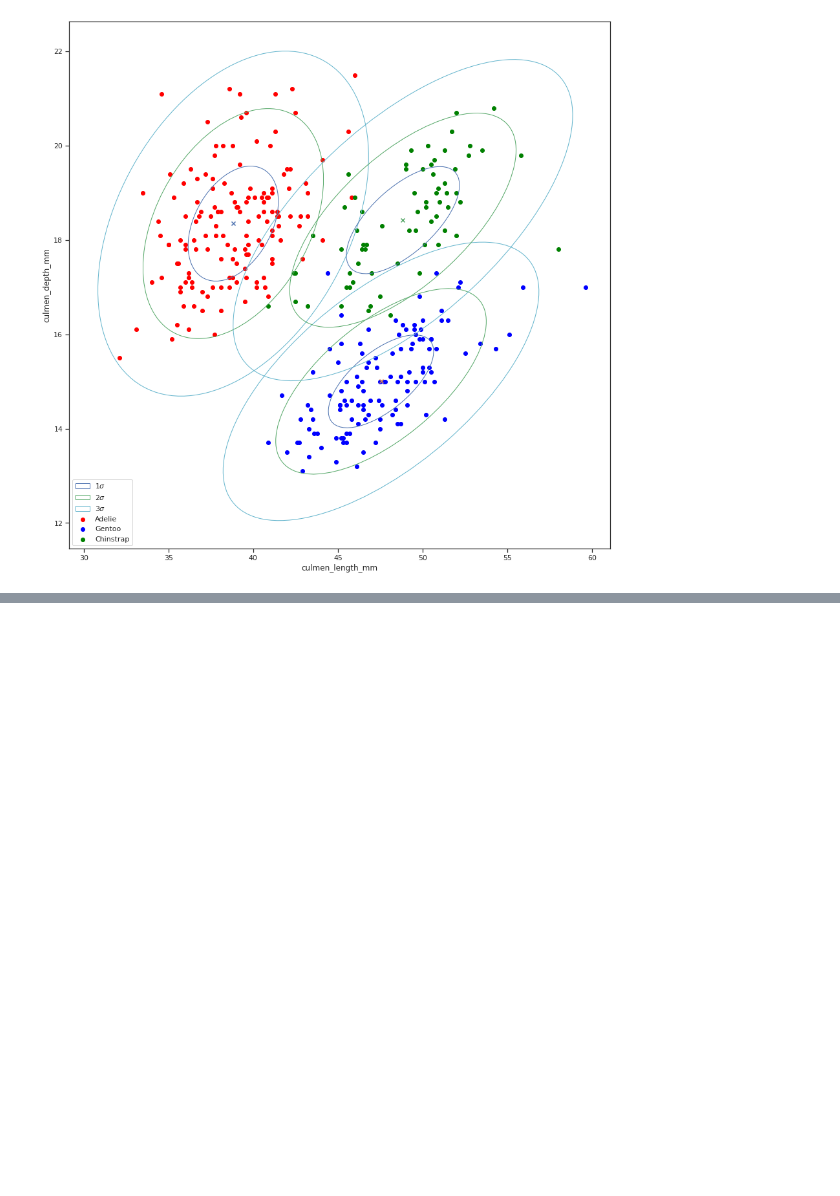
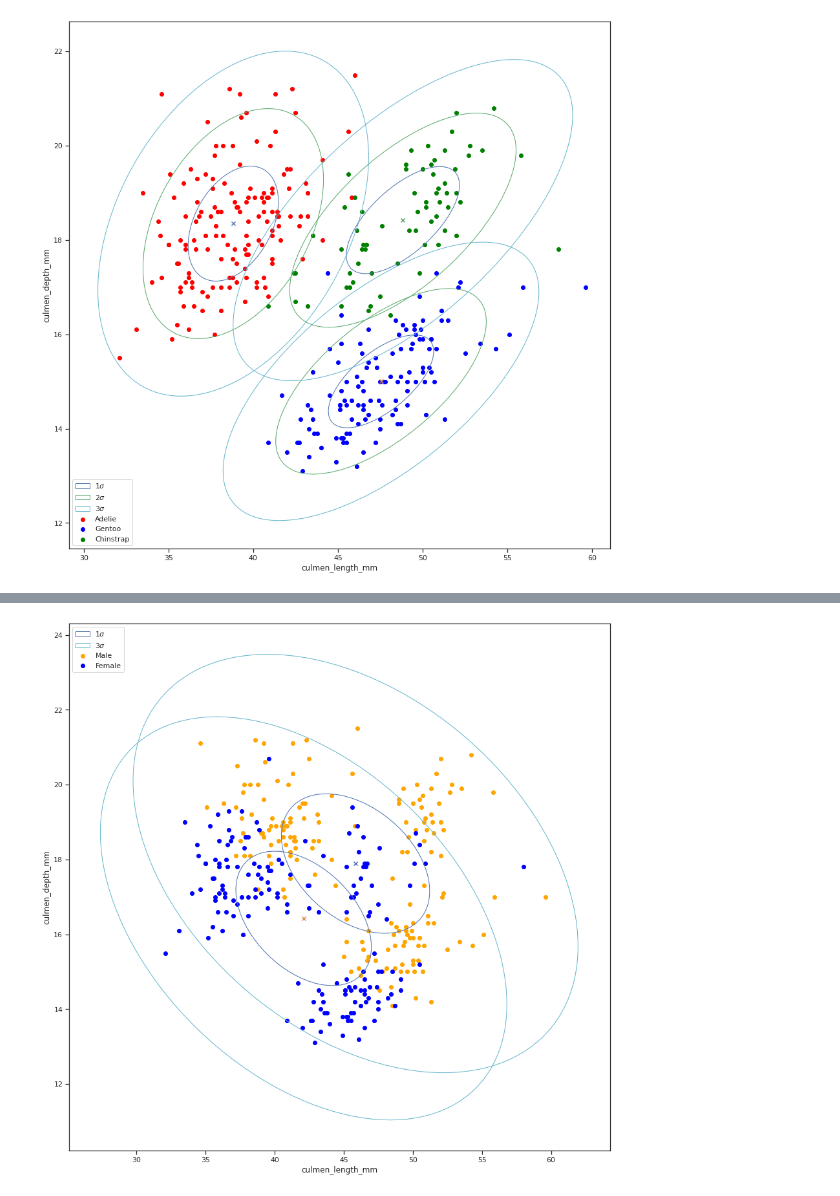
Before and after one commit to AhosChaos/PenguinVisualization, a Jupyter notebook: PenguinVisualization.ipynb, the cells around one changed output, grey strips where cells are left out. Cells and saved outputs as stored; diff of their text form; code cells hidden in the pictures; blank space fills up the shorter version.

```diff
--- a/PenguinVisualization.ipynb
+++ b/PenguinVisualization.ipynb
@@ -46,6 +43,6 @@ plt.show()
 # %%
-adelie_cov = data[data["species"] == "Adelie"][["culmen_length_mm","culmen_depth_mm"]].cov()
-gentoo_cov = data[data["species"] == "Gentoo"][["culmen_length_mm","culmen_depth_mm"]].cov()
-cstrap_cov = data[data["species"] == "Chinstrap"][["culmen_length_mm","culmen_depth_mm"]].cov()
-male_cov = data[data["sex"] == "MALE"][["culmen_length_mm","culmen_depth_mm"]].cov()
-female_cov = data[data["sex"] == "FEMALE"][["culmen_length_mm","culmen_depth_mm"]].cov()
+adelie_df = data[data["species"] == "Adelie"][["culmen_length_mm","culmen_depth_mm"]]
+gentoo_df = data[data["species"] == "Gentoo"][["culmen_length_mm","culmen_depth_mm"]]
+cstrap_df = data[data["species"] == "Chinstrap"][["culmen_length_mm","culmen_depth_mm"]]
+male_df = data[data["sex"] == "MALE"][["culmen_length_mm","culmen_depth_mm"]]
+female_df = data[data["sex"] == "FEMALE"][["culmen_length_mm","culmen_depth_mm"]]
@@ -70,0 +78,12 @@ plt.show()
+# %%
+fig, ax = plt.subplots(figsize=(15,15))
+scatter_with_ellipse(male_df.culmen_length_mm, male_df.culmen_depth_mm, ax,
+                     p_label="Male", x_ax="culmen_length_mm", y_ax="culmen_depth_mm",
+                     color="orange",n_std=[1,3], c_std=['b','c'], set_label=True)
+scatter_with_ellipse(female_df.culmen_length_mm, female_df.culmen_depth_mm, ax,
+                     p_label="Female", color="blue", n_std=[1,3], c_std=['b','c'],
+                     set_label=False)
+ax.legend()
+plt.show()
+# %% [output]
+[figure, added]
```
Also changed, not shown: parts of 18 cells of this notebook.
